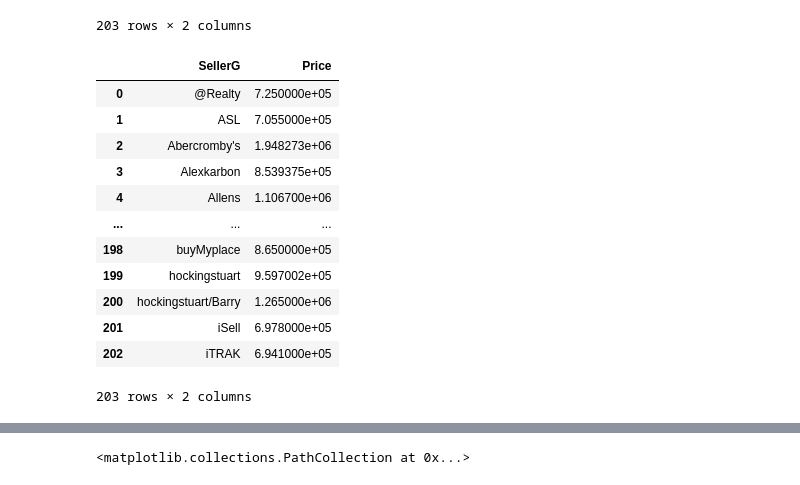
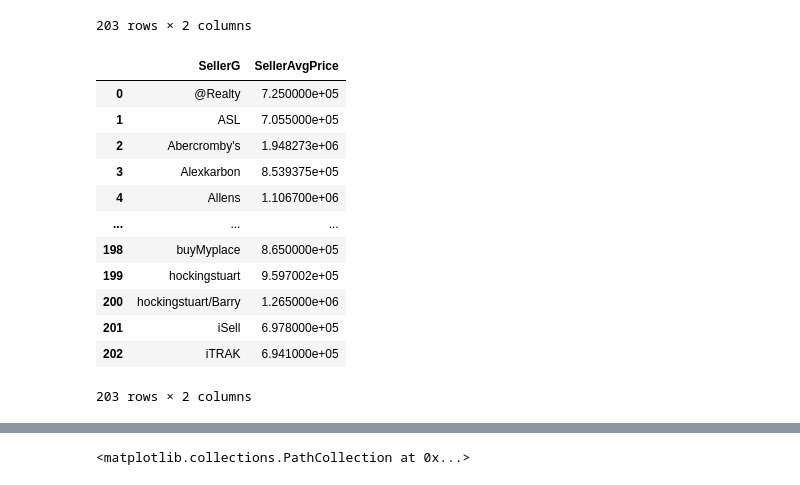
Before and after one commit to pau-torrente/DSUB_p2, a Jupyter notebook: project2.ipynb, the cells around one changed output, grey strips where cells are left out. Drawn from its saved outputs; the diff is of its cells as text; code cells hidden in the pictures.

```diff
--- a/project2.ipynb
+++ b/project2.ipynb
@@ -248,12 +248,16 @@ seller_list
 # %%
 seller_mean_price = train_set.groupby('SellerG').mean().Price.reset_index()
 
+seller_mean_price.columns = ['SellerG', 'SellerAvgPrice']
+
 seller_mean_price
+
+
 
 #plt.ylabel('avg price of house sold')
 #plt.plot(seller_mean_price['SellerG'], seller_mean_price['Price'])
 # %% [output]
-|  | SellerG | Price |
+|  | SellerG | SellerAvgPrice |
 | 0 | @Realty | 7.250000e+05 |
 | 1 | ASL | 7.055000e+05 |
 | 2 | Abercromby's | 1.948273e+06 |
```
Also changed, not shown: parts of 3 cells of this notebook.
